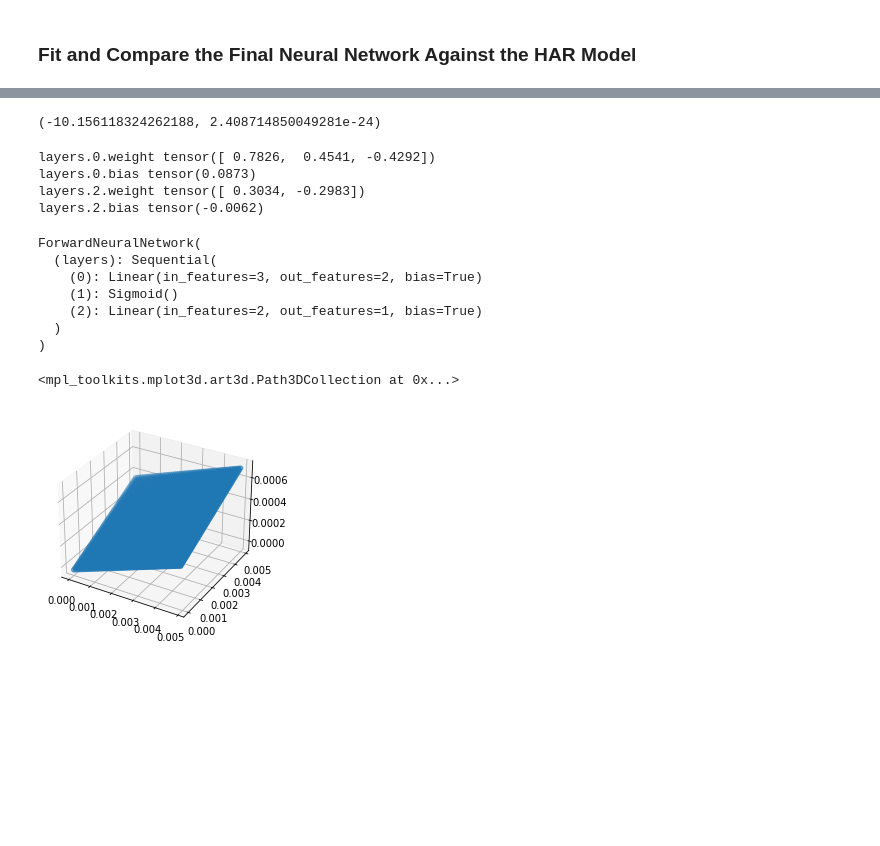
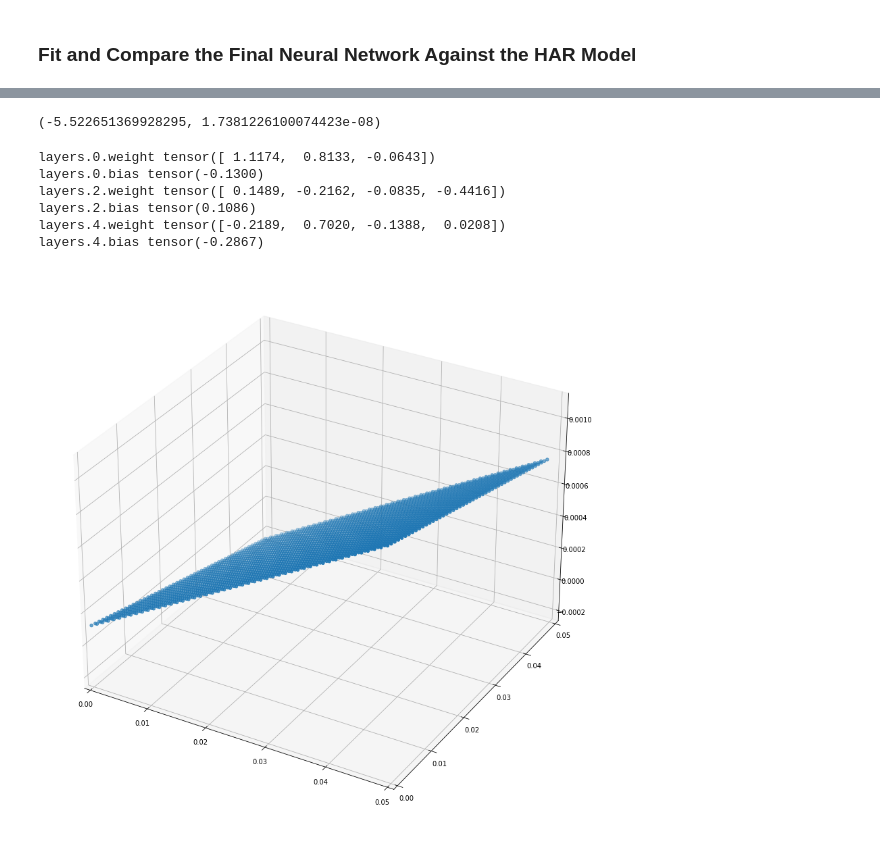
Before and after one commit to CodingNoob234/casestudy-neural-networks, a Jupyter notebook: main.ipynb, the cells around one changed output, grey strips where cells are left out. Cells and saved outputs as stored; diff of their text form; code cells hidden in the pictures; blank space fills up the shorter version.

```diff
--- a/main.ipynb
+++ b/main.ipynb
@@ -62,8 +70,11 @@ for hidden_layers in hidden_layers_list:
 
             # fit and evaluate model through cross validation
             score_nn = kfolds_fit_and_evaluate_model(
-                model = ForwardNeuralNetwork(data_nn_train.x_t.shape[1], output_size = 1, hidden_layers = hidden_layers),
-                kfold = TimeSeriesSplit(n_splits = 10, max_train_size = 5000),
+                input_size = data_nn_train.x_t.shape[1],
+                output_size = 1,
+                hidden_layers = hidden_layers,
+                # model = ForwardNeuralNetwork(data_nn_train.x_t.shape[1], output_size = 1, hidden_layers = hidden_layers),
+                kfold = TimeSeriesSplit(n_splits = 10, max_train_size = None, test_size = 500, gap = 25), # the test_size = len(data) // (n_splits + 1)
                 data = data_nn_train,
                 lr = lr,
                 epochs = epochs,
@@ -109,7 +120,7 @@ except:
     print("No params from cross validation, using own params instead")
     print("Or specifically specified to use own params")
     epochs = 10
-    hidden_layers = [2,] # zero or one with 2 nodes
+    hidden_layers = [] # zero or one with 2 nodes
     lr = .005
 
 #=========================================================================================
@@ -126,6 +137,7 @@ har_output = output
 
 print(f"HAR out-of-sample loss: {loss}")
 
+plot = False
 if plot:
     # plot prediction versus true daily volatility
     fig, axs = plt.subplots(2,1, figsize = (15, 10))
@@ -160,6 +172,7 @@ nn_output =  output.detach().numpy().reshape(-1,)
 
 print(f"NN out-of-sample loss: {loss}")
 
+plot = True
 if plot:
     # plot prediction versus true daily volatility
     fig, axs = plt.subplots(2,1, figsize = (15,10))
@@ -187,23 +199,15 @@ NN out-of-sample loss: 1.0088493809234933e-06
 #=========================================================================================
 dm_test(data_har_val.y.reshape(-1,), har_output, nn_output, one_sided=True)
 # %% [output]
-(-10.156118324262188, 2.408714850049281e-24)
+(-5.522651369928295, 1.7381226100074423e-08)
 # %%
 for name, param in NN.named_parameters():
     if param.requires_grad:
         print(name, param.data[0])
 # %% [output]
-layers.0.weight tensor([ 0.7826,  0.4541, -0.4292])
-layers.0.bias tensor(0.0873)
-layers.2.weight tensor([ 0.3034, -0.2983])
-layers.2.bias tensor(-0.0062)
+layers.0.weight tensor([ 1.1174,  0.8133, -0.0643])
+layers.0.bias tensor(-0.1300)
+layers.2.weight tensor([ 0.1489, -0.2162, -0.0835, -0.4416])
+layers.2.bias tensor(0.1086)
+layers.4.weight tensor([-0.2189,  0.7020, -0.1388,  0.0208])
+layers.4.bias tensor(-0.2867)
-# %%
-range_of_input = torch.tensor()
-# %% [output]
-ForwardNeuralNetwork(
-  (layers): Sequential(
-    (0): Linear(in_features=3, out_features=2, bias=True)
-    (1): Sigmoid()
-    (2): Linear(in_features=2, out_features=1, bias=True)
-  )
-)
@@ -212,23 +214,26 @@ import matplotlib.pyplot as plt
 # %%
 
-X = np.arange(0, 0.005, .0001)
-Y = np.arange(0, 0.005, .0001)
+X = np.arange(0, 0.05, .001)
+Y = np.arange(0, 0.05, .001)
 
 features = np.zeros((len(X)*len(Y), 3))
 i = 0
 for Xi in X:
     for Yi in Y:
-        features[i] = (Xi, Yi, 0)
+        features[i] = (0, Xi, Yi)
         i += 1
 X = torch.tensor(features, dtype=torch.float32)
 
 Y = NN(X).detach().numpy().reshape(-1,)
 X = X.detach().numpy()
-ax = plt.figure().add_subplot(projection='3d')
+fig = plt.figure(figsize=(15,15))
+ax = fig.add_subplot(projection='3d')
 
-X, Y, Z = X[:,0], X[:, 1], Y
+X, Y, Z = X[:,1], X[:, 2], Y
 ax.scatter(X, Y, Z)
-# ax.plot_surface(X, Y, Z.reshape(-1,1))
+ax.set_xlim(0, 0.05)
+ax.set_ylim(0, 0.05)
+ax.set_zlim(min(Z), max(Z))
+plt.show()
 # %% [output]
-<mpl_toolkits.mplot3d.art3d.Path3DCollection at 0x...>
-[figure, old version]
+[figure, new version]
```
Also changed, not shown: parts of 7 cells of this notebook, 2 other files.
